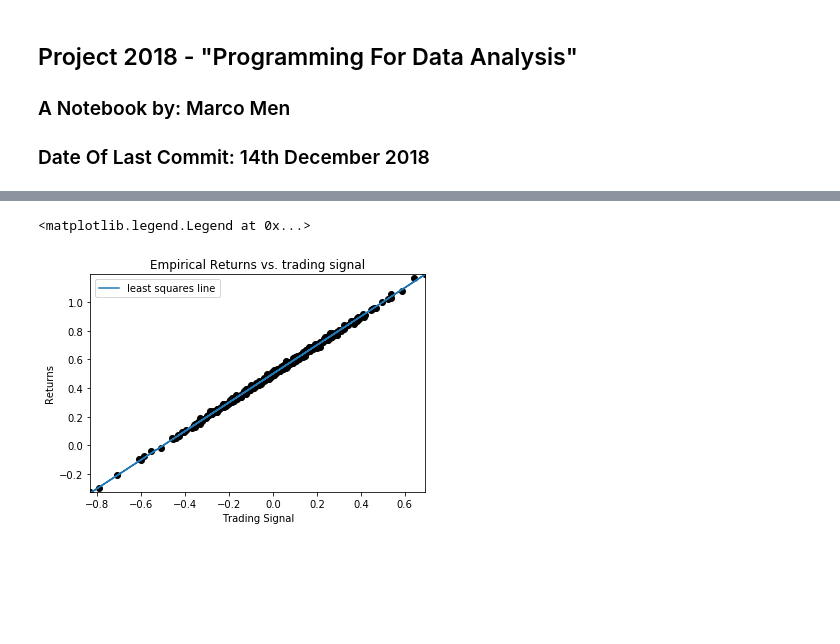
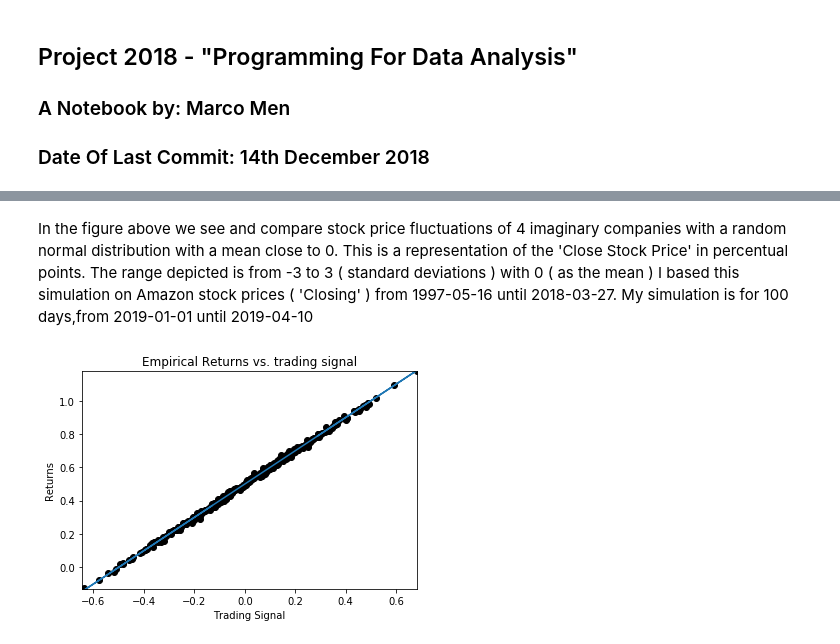
Before and after one commit to MarcoMen-Temp/Programming-Project, a Jupyter notebook: Programming.ipynb, the cells around one changed output, grey strips where cells are left out. Saved outputs shown, nothing was run; the diff lists cells and outputs as text; code cells hidden in the pictures; blank space fills up the shorter version.

Commit message:
Simulation created

```diff
--- a/Programming.ipynb
+++ b/Programming.ipynb
@@ -296,19 +112,22 @@ dtype: float64
+# %% [markdown]
+In the figure above we see and compare stock price fluctuations of 4 imaginary companies with a random normal distribution with a mean close to 0. This is a representation of the 'Close Stock Price' in percentual points. The range depicted is from -3 to 3 ( standard deviations ) with 0 ( as the mean )
+I based this simulation on Amazon stock prices ( 'Closing' ) from 1997-05-16 until 2018-03-27. My simulation is for 100 days,from 2019-01-01 until 2019-04-10
 # %%
 N = 300
 X = 0.25 * np.random.randn(N)
 Y = 0.5 + X + 0.01 * np.random.randn(N)
 
 ls_coef_ = np.cov(X,Y) [0,1] /np.var(X)
 ls_intercept = Y.mean() - ls_coef_ * X.mean()
 
 plt.scatter(X,Y, c="k")
 plt.xlabel("Trading Signal")
 plt.ylabel("Returns")
 plt.title("Empirical Returns vs. trading signal")
 plt.plot(X, ls_coef_ * X + ls_intercept, label="least squares line")
 plt.xlim(X.min(), X.max())
 plt.ylim(Y.min(), Y.max())
-plt.legend(loc='upper left')
+
+plt.show()
 # %% [output]
-<matplotlib.legend.Legend at 0x...>
-[figure, old version]
+[figure, new version]
```
Also changed, not shown: parts of 28 cells of this notebook.
